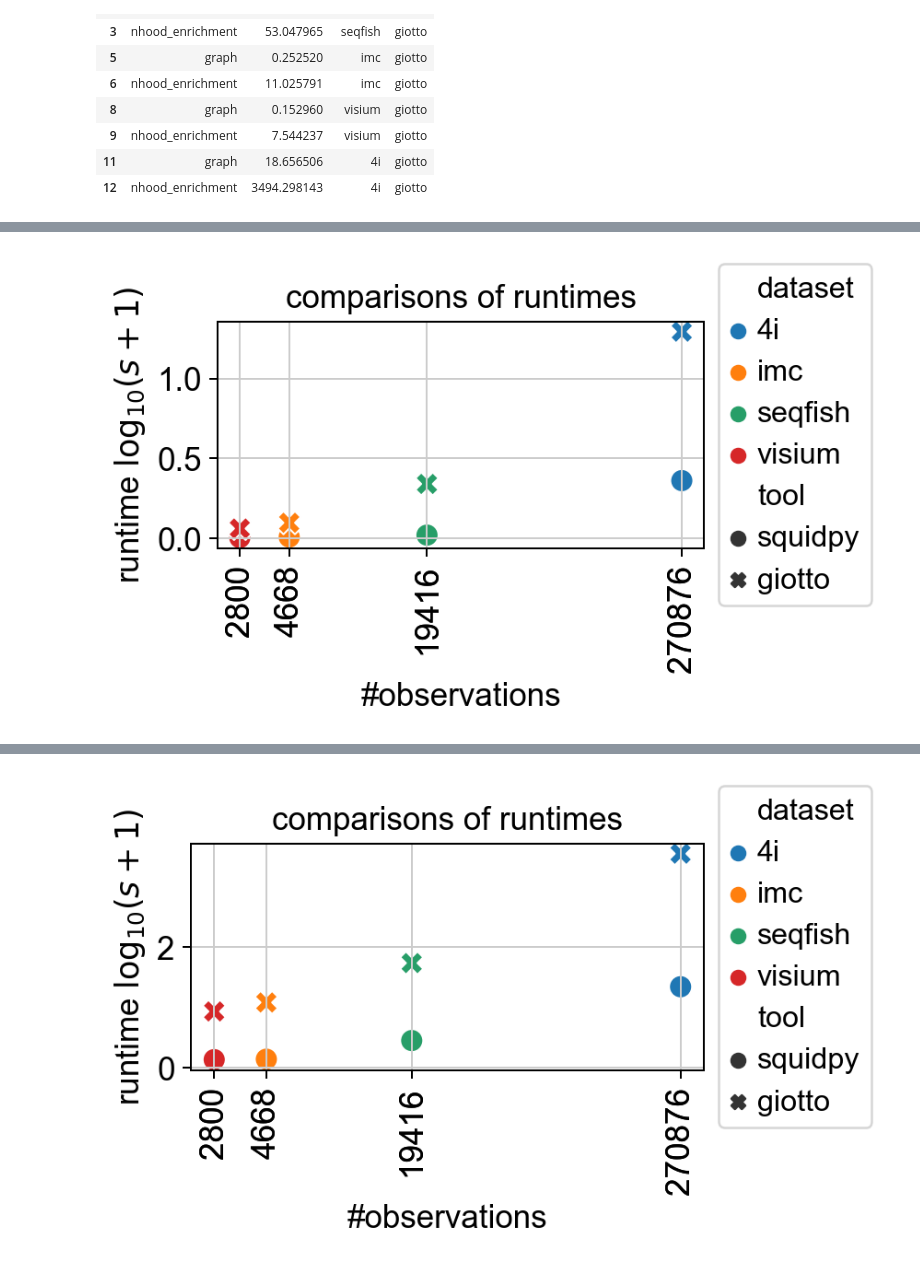
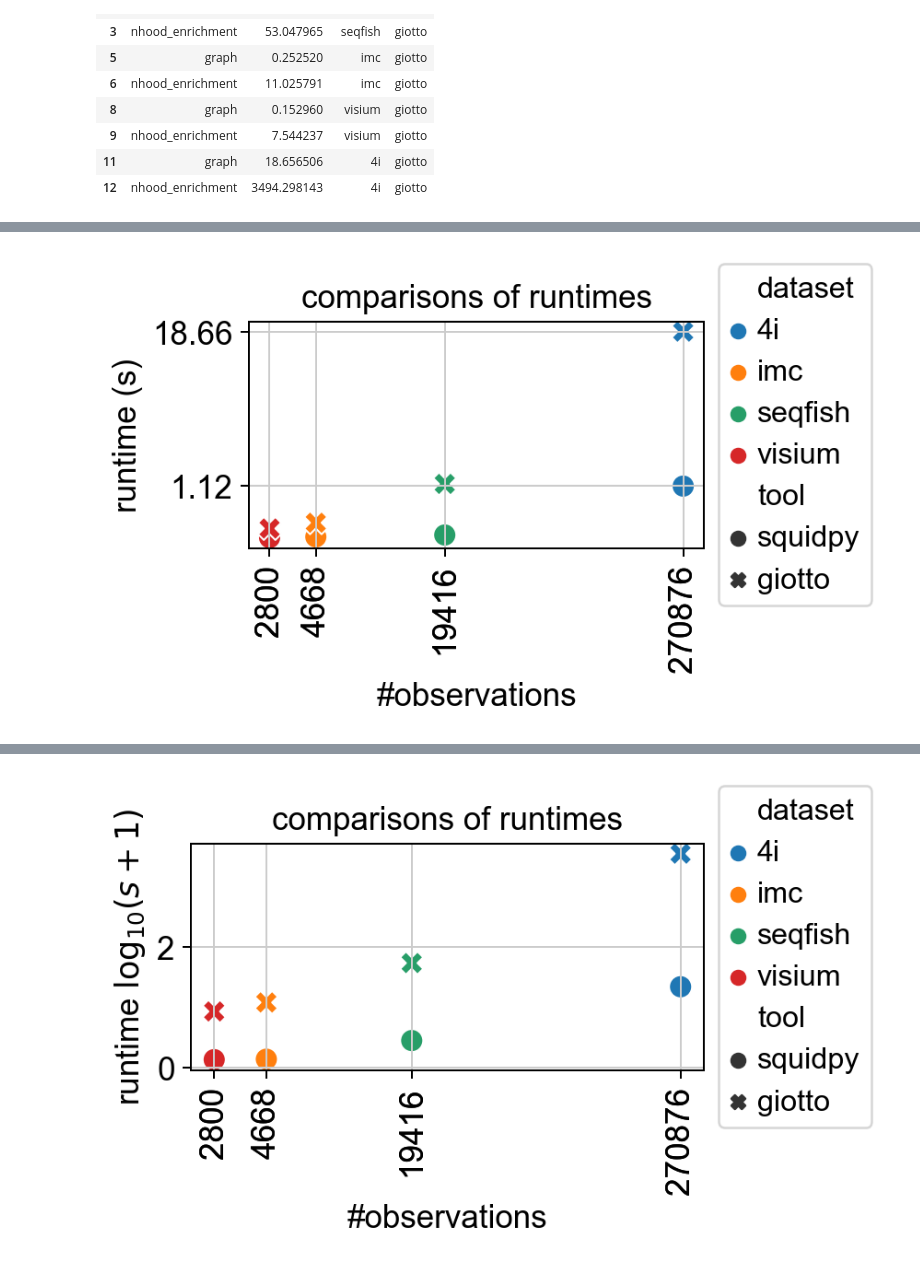
Before and after one commit to theislab/squidpy_reproducibility, a Jupyter notebook: notebooks/supp_figures/benchmark_graph.ipynb, the cells around one changed output, grey strips where cells are left out. Drawn from its saved outputs; the diff is of its cells as text; code cells hidden in the pictures.

```diff
--- a/notebooks/supp_figures/benchmark_graph.ipynb
+++ b/notebooks/supp_figures/benchmark_graph.ipynb
@@ -138,13 +150,17 @@ final_df
 # %%
 fig, ax = plt.subplots(tight_layout=True, dpi=180, figsize=(5, 3))
 data = final_df[final_df.method == "graph"]
 sns.scatterplot(
     data=data, x="log_n_obs", y="log_mean", hue="dataset", style="tool", s=100, ax=ax
 )
 plt.xticks(data.log_n_obs.values, data.n_obs.values, rotation=90)
-ax.set_ylabel(r"runtime $\log_{10}(s+1)$")
+plt.yticks(
+    np.round(data.log_mean.values[[0, 1]], 2),
+    np.round(data["mean"].values[[0, 1]], 2),
+)
+ax.set_ylabel("runtime (s)")
 ax.set_xlabel("#observations")
 ax.legend(loc="center left", bbox_to_anchor=(1, 0.5))
 _ = ax.set_title("comparisons of runtimes")
 # %% [output]
-[figure, old version]
+[figure, new version]
```
Also changed, not shown: parts of 4 cells of this notebook, 2 other files.
